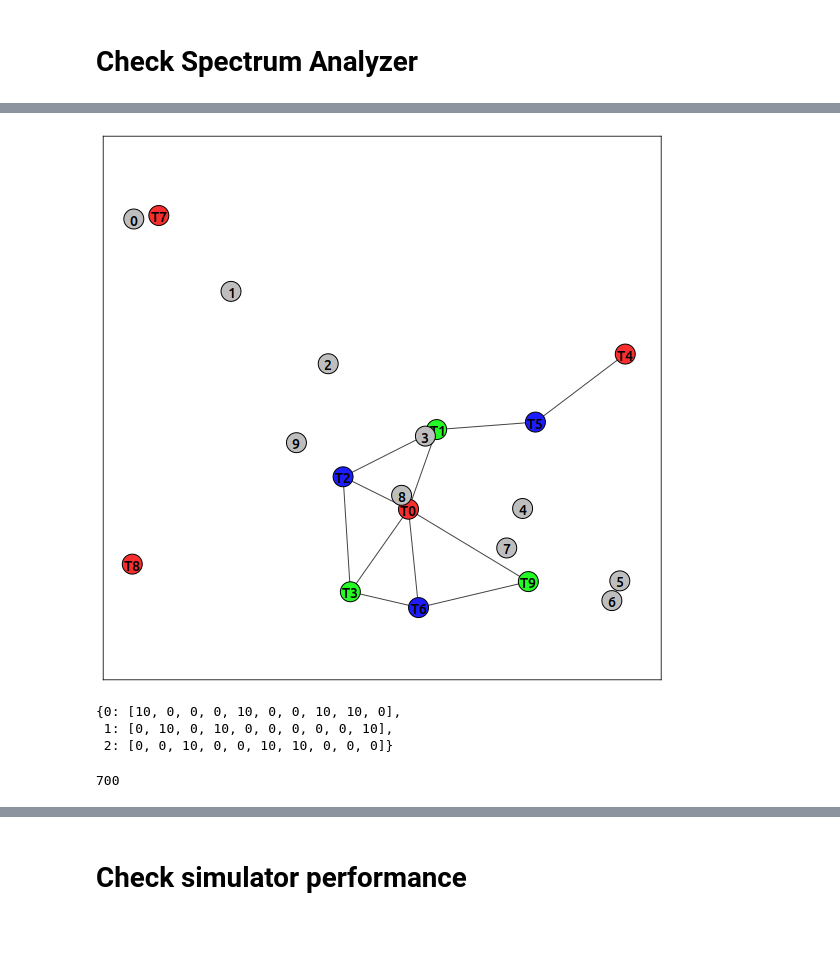
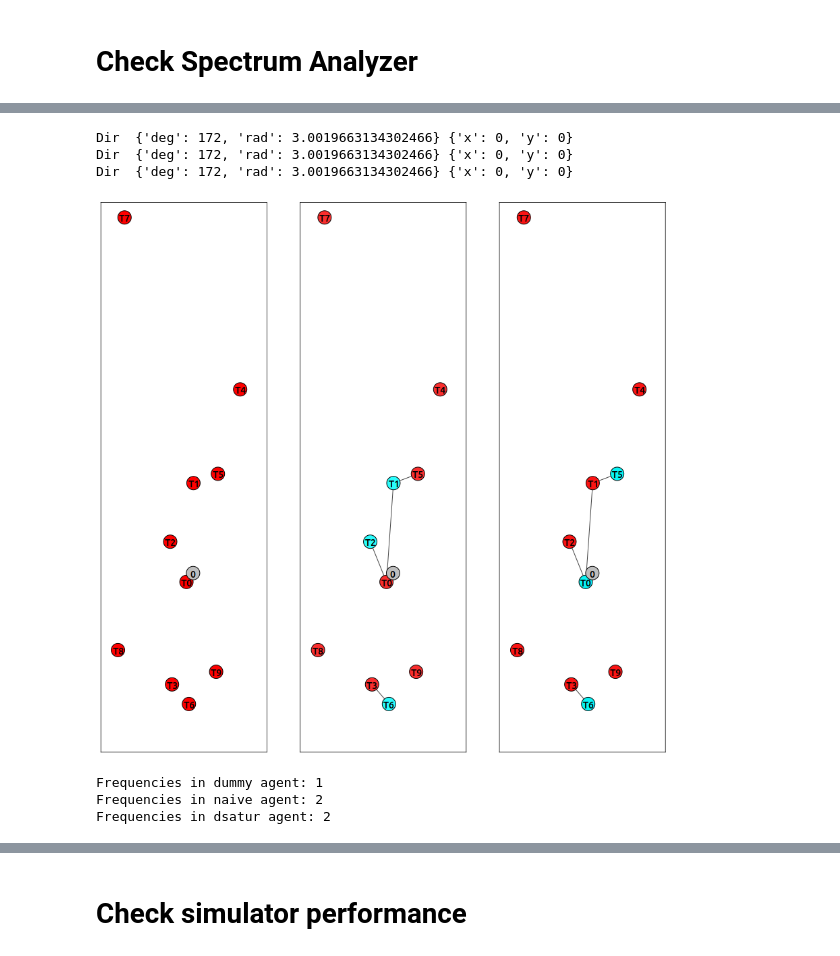
Before and after one commit to fstovarr/stochastic-models, a Jupyter notebook: graphs-project/graph.ipynb, the cells around one changed output, grey strips where cells are left out. Cells and saved outputs as stored; diff of their text form; code cells hidden in the pictures.

```diff
--- a/graphs-project/graph.ipynb
+++ b/graphs-project/graph.ipynb
@@ -97,16 +48,58 @@ for d in data:
-# %%
-fig, ax = GraphHelper.plot(g)
-fig, ax = GraphHelper.plot(g1, fig=fig, ax=ax)
-fig
-# %% [output]
-[figure, removed]
-# %%
-spec.perceived_signals
-# %% [output]
-{0: [10, 0, 0, 0, 10, 0, 0, 10, 10, 0],
- 1: [0, 10, 0, 10, 0, 0, 0, 0, 0, 10],
- 2: [0, 0, 10, 0, 0, 10, 10, 0, 0, 0]}
-# %%
-spec.get_overlapping()
-# %% [output]
-700
+# %%
+from spectrum_analyzer import SpectrumAnalyzer
+from igraph import plot
+
+sys = System(antennas=10)
+data1 = sys.get_antennas()
+
+sys = System(antennas=10)
+data2 = sys.get_antennas()
+
+sys = System(antennas=10)
+data3 = sys.get_antennas()
+
+dummy = DummyAgent(data1, 0.1)
+naive = NaiveAgent(data2, 0.1)
+dsatur = DSaturAgent(data3, 0.1)
+dummy.solve()
+naive.solve()
+dsatur.solve()
+
+g1 = dummy.get_graph()
+g2 = naive.get_graph()
+g3 = dsatur.get_graph()
+
+spec1 = SpectrumAnalyzer(((0,0), (1,0), (1,1), (0,1)), speed=0.2, initial_position=(0.6, 0.7))
+spec2 = SpectrumAnalyzer(((0,0), (1,0), (1,1), (0,1)), speed=0.2, initial_position=(0.6, 0.7))
+spec3 = SpectrumAnalyzer(((0,0), (1,0), (1,1), (0,1)), speed=0.2, initial_position=(0.6, 0.7))
+# %% [output]
+Dir  {'deg': 172, 'rad': 3.0019663134302466} {'x': 0, 'y': 0}
+Dir  {'deg': 172, 'rad': 3.0019663134302466} {'x': 0, 'y': 0}
+Dir  {'deg': 172, 'rad': 3.0019663134302466} {'x': 0, 'y': 0}
+# %%
+for i in range(1):
+    spec1.record_signals(data1)
+    spec2.record_signals(data2)
+    spec3.record_signals(data3)
+    g1.add_vertex(x=spec1.position['x'], y=spec1.position['y'], color='grey', label="{}".format(i))
+    g2.add_vertex(x=spec2.position['x'], y=spec2.position['y'], color='grey', label="{}".format(i))
+    g3.add_vertex(x=spec3.position['x'], y=spec3.position['y'], color='grey', label="{}".format(i))
+    spec1.move()
+    spec2.move()
+    spec3.move()
+# %%
+figsize=(15,15)
+fig, axs = plt.subplots(1, 3, figsize=figsize)
+GraphHelper.plot(g1, figsize, fig=fig, ax=axs[0])
+GraphHelper.plot(g2, figsize, fig=fig, ax=axs[1])
+GraphHelper.plot(g3, figsize, fig=fig, ax=axs[2])
+fig
+# %% [output]
+[figure, added]
+# %%
+print("Frequencies in dummy agent: {}\nFrequencies in naive agent: {}\nFrequencies in dsatur agent: {}".format(
+        dummy.get_frequencies(), naive.get_frequencies(), dsatur.get_frequencies()))
+# %% [output]
+Frequencies in dummy agent: 1
+Frequencies in naive agent: 2
+Frequencies in dsatur agent: 2
```
Also changed, not shown: parts of 20 cells of this notebook, 10 other files.
